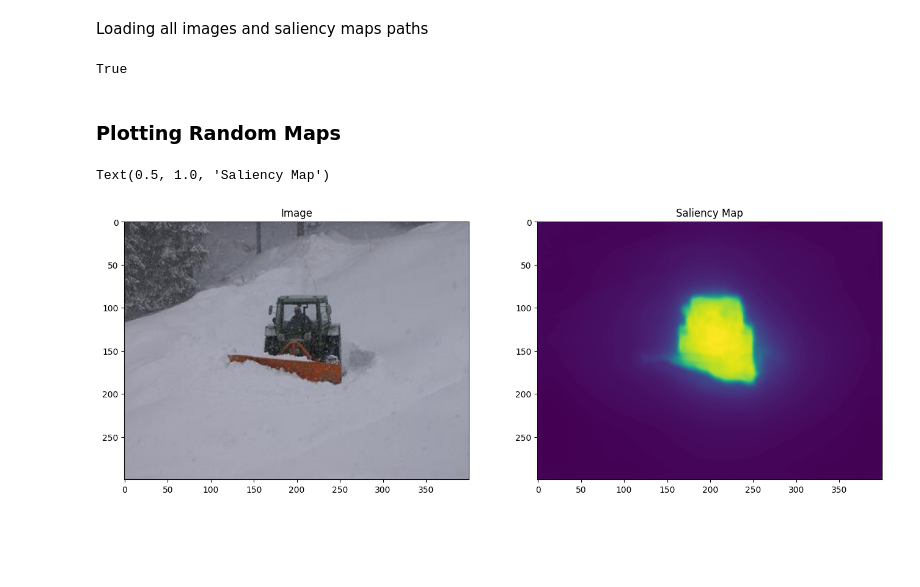
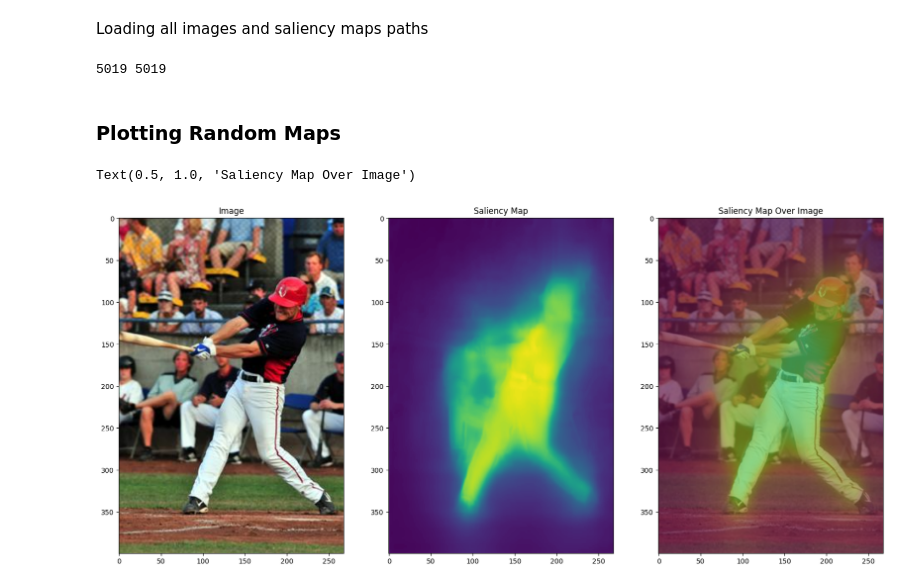
Before and after one commit to riccardomusmeci/saldet, a Jupyter notebook: notebooks/show_saliency_maps.ipynb, the cells around one changed output. Drawn from its saved outputs; the diff is of its cells as text; code cells hidden in the pictures; blank space fills up the shorter version.

Commit message:
added new visualization

```diff
--- a/notebooks/show_saliency_maps.ipynb
+++ b/notebooks/show_saliency_maps.ipynb
@@ -6,5 +7,21 @@ import numpy as np
 from PIL import Image
 from copy import deepcopy
 import matplotlib.pyplot as plt
+# %%
+def apply_saliency_map(
+    image: Image,
+    saliency_map: Image,
+    colormap = cv2.COLORMAP_VIRIDIS,
+    alpha = .3
+):
+    # apply the supplied color map to the heatmap and then
+    # overlay the heatmap on the input image
+    img = np.array(image)
+    saliency_map = np.array(saliency_map)
+    saliency_map = np.stack([saliency_map, saliency_map, saliency_map], axis=-1)
+    saliency_map = cv2.applyColorMap(saliency_map, colormap)
+    output = cv2.addWeighted(img, alpha, saliency_map, 1 - alpha, 0)
+
+    return output
 # %% [markdown]
 ### **Images and Saliency Maps Dir**
@@ -16,9 +33,9 @@ Loading all images and saliency maps paths
 # %%
 saliency_maps = os.listdir(saliency_maps_dir)
 images = os.listdir(images_dir)
-print(len(images) == len(saliency_maps))
+print(len(images), len(saliency_maps))
 # %% [output]
-True
+5019 5019
 # %% [markdown]
 ### **Plotting Random Maps**
 # %%
@@ -33,13 +50,16 @@ saliency_map_path = os.path.join(saliency_maps_dir, sal_map)
 image = Image.open(image_path)
 saliency_map = Image.open(saliency_map_path).resize(image.size)
 # %%
-f, axarr = plt.subplots(1, 2, figsize=(16, 9))
+f, axarr = plt.subplots(1, 3, figsize=(20, 9))
 
 axarr[0].imshow(image)
 axarr[0].set_title("Image")
 
 axarr[1].imshow(saliency_map)
 axarr[1].set_title("Saliency Map")
+
+axarr[2].imshow(apply_saliency_map(image, saliency_map))
+axarr[2].set_title("Saliency Map Over Image")
 # %% [output]
-Text(0.5, 1.0, 'Saliency Map')
+Text(0.5, 1.0, 'Saliency Map Over Image')
-[figure, old version]
+[figure, new version]
```
Also changed, not shown: parts of 3 cells of this notebook.
